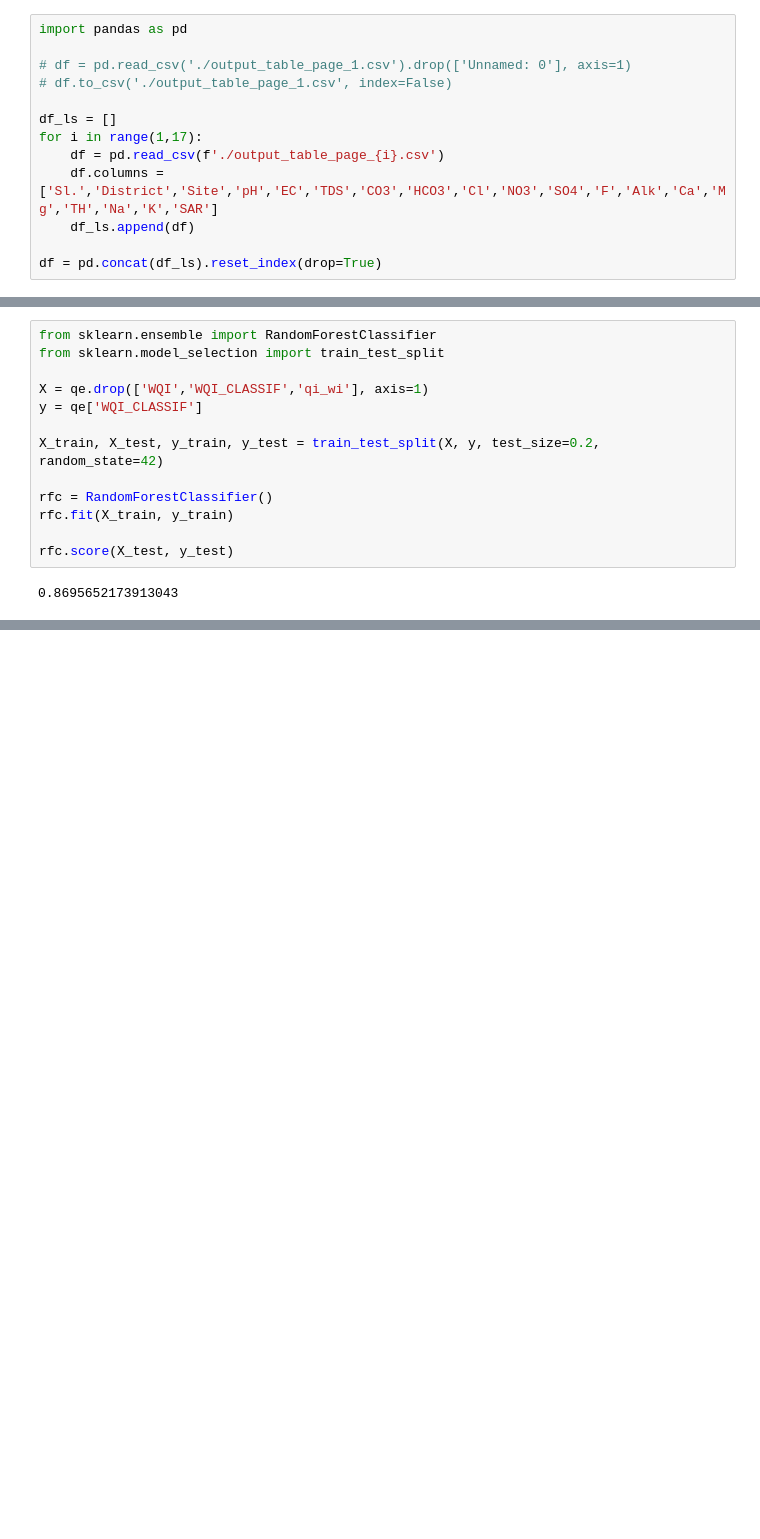
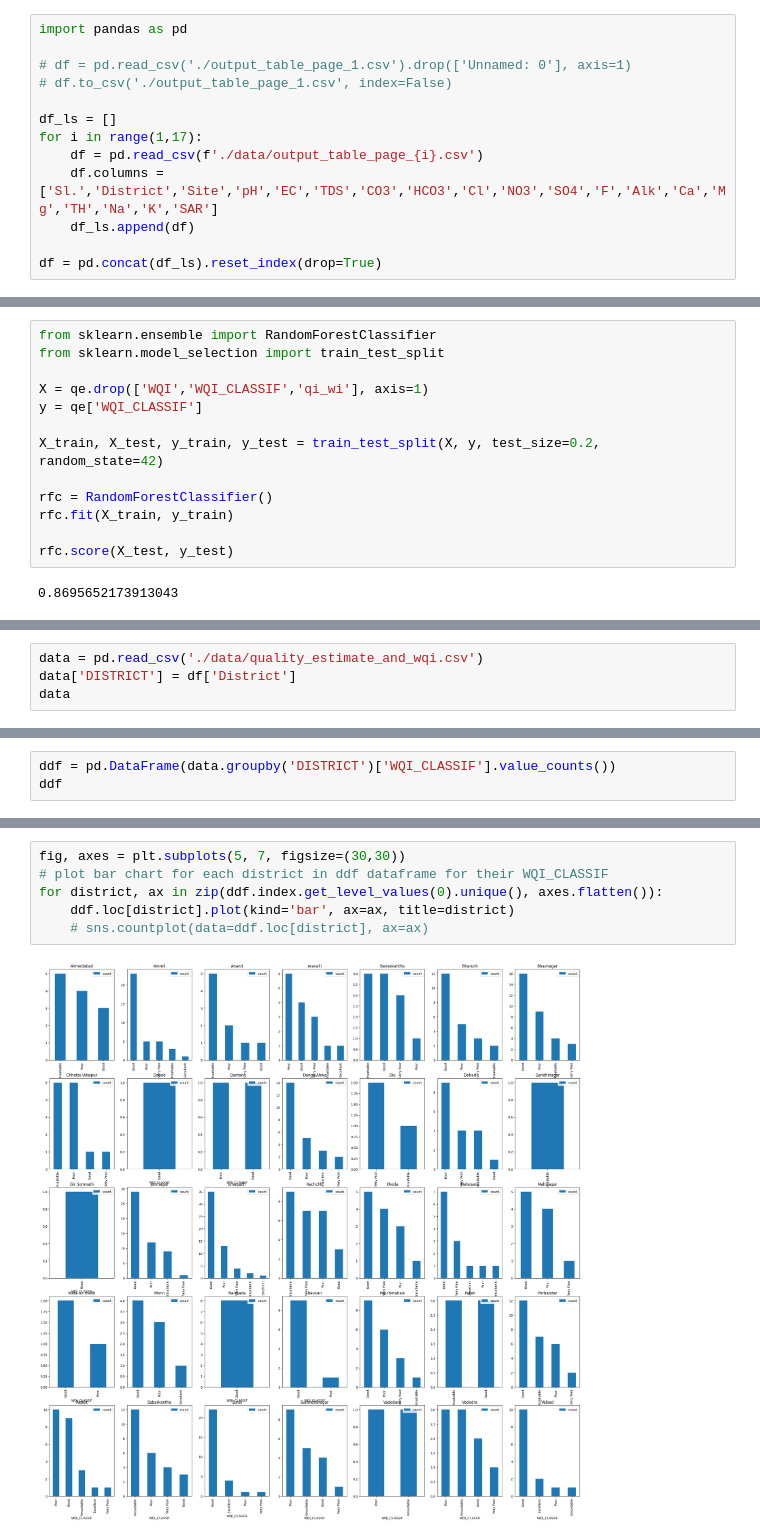
Before and after one commit to Ethan0456/Major-Project, a Jupyter notebook: code.ipynb, the cells around one changed output, grey strips where cells are left out. Saved outputs shown, nothing was run; the diff lists cells and outputs as text; blank space fills up the shorter version.

Commit message:
update: added visualizations

```diff
--- a/code.ipynb
+++ b/code.ipynb
@@ -58,7 +72,7 @@ import pandas as pd
 
 df_ls = []
 for i in range(1,17):
-    df = pd.read_csv(f'./output_table_page_{i}.csv')
+    df = pd.read_csv(f'./data/output_table_page_{i}.csv')
     df.columns = ['Sl.','District','Site','pH','EC','TDS','CO3','HCO3','Cl','NO3','SO4','F','Alk','Ca','Mg','TH','Na','K','SAR']
     df_ls.append(df)
 
@@ -305,0 +320,4 @@ print(hello)
+# %%
+data = pd.read_csv('./data/quality_estimate_and_wqi.csv')
+data['DISTRICT'] = df['District']
+data
@@ -305,0 +338,3 @@ print(hello)
+# %%
+ddf = pd.DataFrame(data.groupby('DISTRICT')['WQI_CLASSIF'].value_counts())
+ddf
@@ -305,0 +360,8 @@ print(hello)
+# %%
+fig, axes = plt.subplots(5, 7, figsize=(30,30))
+# plot bar chart for each district in ddf dataframe for their WQI_CLASSIF
+for district, ax in zip(ddf.index.get_level_values(0).unique(), axes.flatten()):
+    ddf.loc[district].plot(kind='bar', ax=ax, title=district)
+    # sns.countplot(data=ddf.loc[district], ax=ax)
+# %% [output]
+[figure, added]
```
Also changed, not shown: parts of 9 cells of this notebook.
